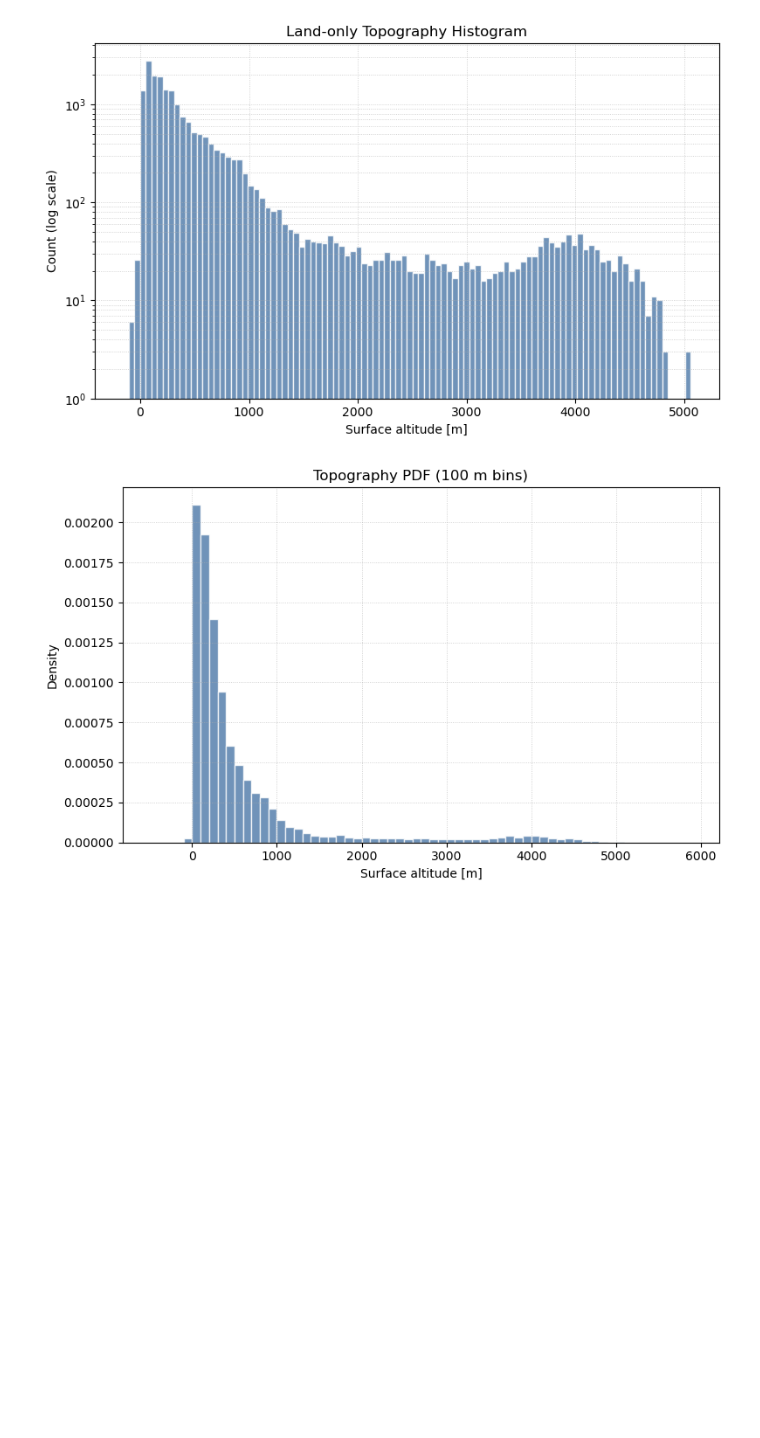
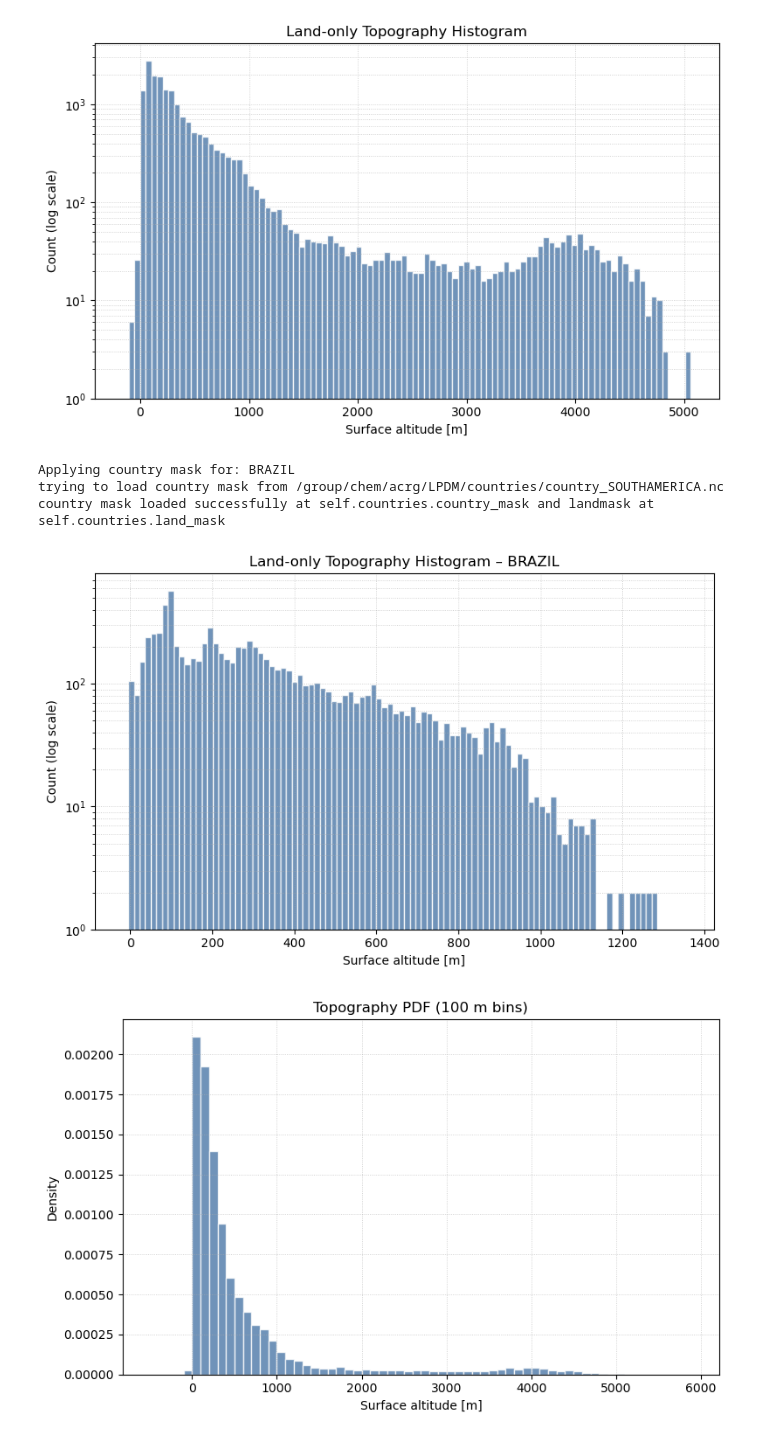
Before and after one commit to GATES-Lab/GATES_LPDM_emulator, a Jupyter notebook: vis/characterisation.ipynb, the cells around one changed output. Cells and saved outputs as stored; diff of their text form; code cells hidden in the pictures; blank space fills up the shorter version.

Commit message:
Update main notebook to demonstrate country masking

```diff
--- a/vis/characterisation.ipynb
+++ b/vis/characterisation.ipynb
@@ -171,6 +179,21 @@ fig, ax, _ = plot_topography_histogram(
 )
 # %% [output]
 [figure]
+# %%
+# Mask by country
+fig, ax, _ = plot_topography_histogram(
+    data,
+    bins=100,
+    log_y=True,
+    density=False,
+    title="Land-only Topography Histogram",
+    country="BRAZIL" # Currently demonstrated just for Brazil, but can be used for any country in the dataset (or globally if country=None)
+)
+# %% [output]
+Applying country mask for: BRAZIL
+trying to load country mask from /group/chem/acrg/LPDM/countries/country_SOUTHAMERICA.nc
+country mask loaded successfully at self.countries.country_mask and landmask at self.countries.land_mask
+[figure, added]
 # %%
 # Two more examples:
 # Probability density function
```
Also changed, not shown: parts of 7 cells of this notebook.
